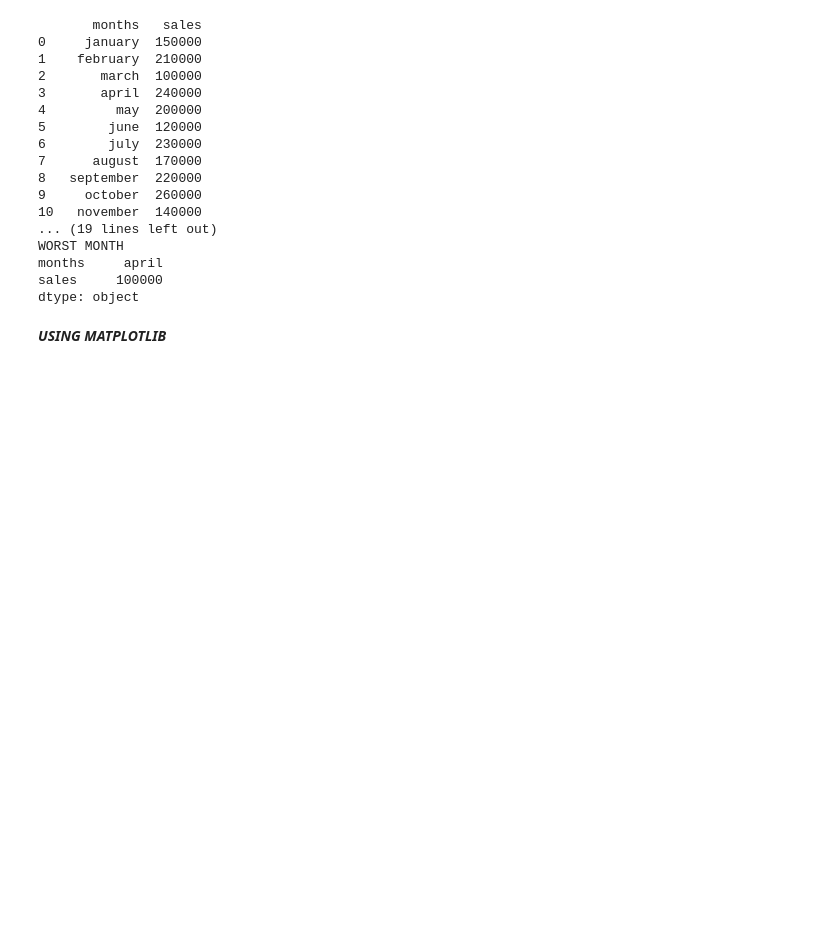
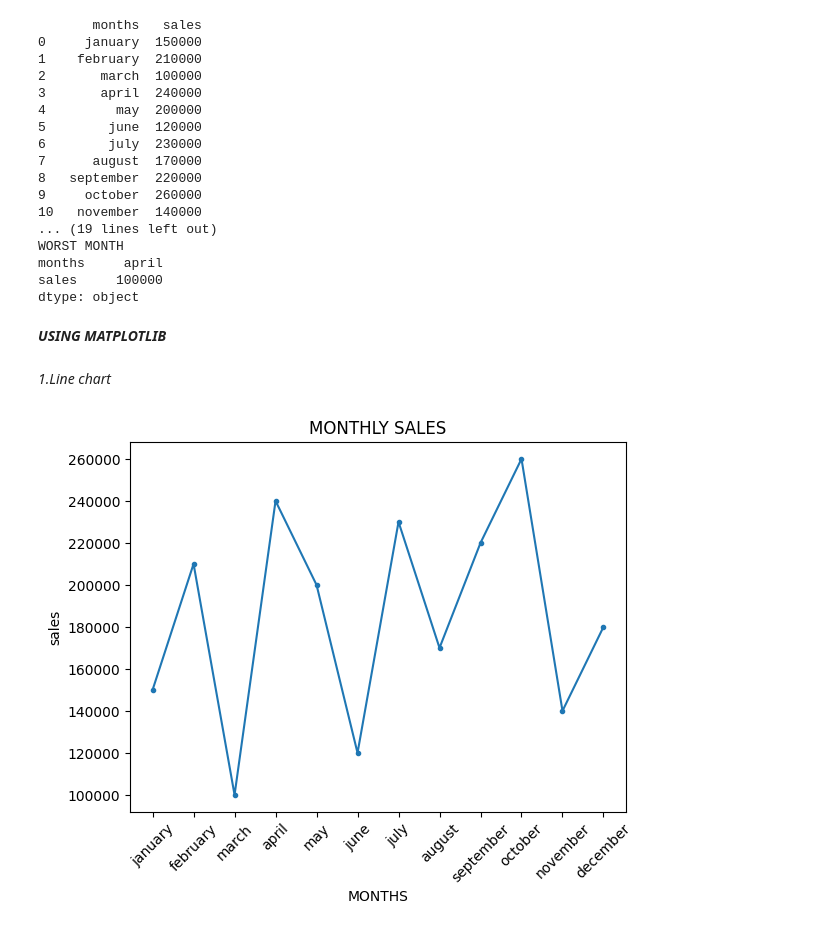
Before and after one commit to keerthimareedu3/keerthi, a Jupyter notebook: MINI_PROJECT.ipynb, the cells around one changed output. Saved outputs shown, nothing was run; the diff lists cells and outputs as text; code cells hidden in the pictures; blank space fills up the shorter version.

```diff
--- a/MINI_PROJECT.ipynb
+++ b/MINI_PROJECT.ipynb
@@ -44,0 +43,14 @@ import matplotli
+# %% [markdown]
+*1.Line chart*
+# %%
+import matplotlib.pyplot as plt
+months=["january","february","march","april","may","june","july","august","september","october","november","december"]
+sales=[150000,210000,100000,240000,200000,120000,230000,170000,220000,260000,140000,180000]
+plt.title("MONTHLY SALES")
+plt.xlabel("MONTHS")
+plt.ylabel("sales")
+plt.plot(months,sales,marker=".")
+plt.xticks(rotation=45)
+plt.show()
+# %% [output]
+[figure, added]
```
Also changed, not shown: parts of 3 cells of this notebook.
